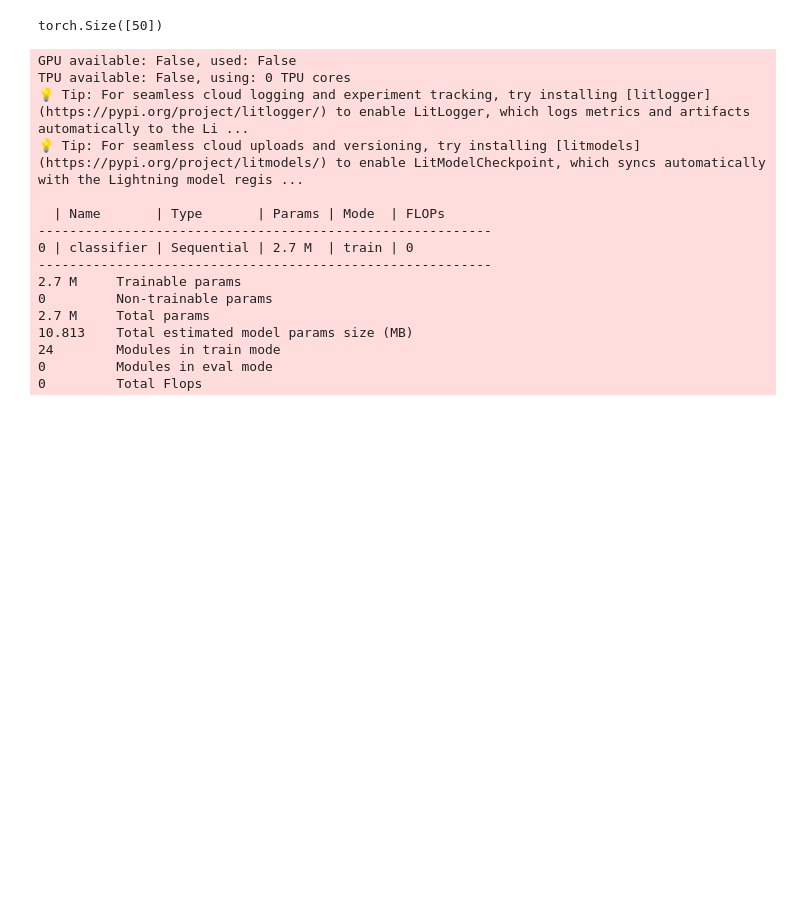
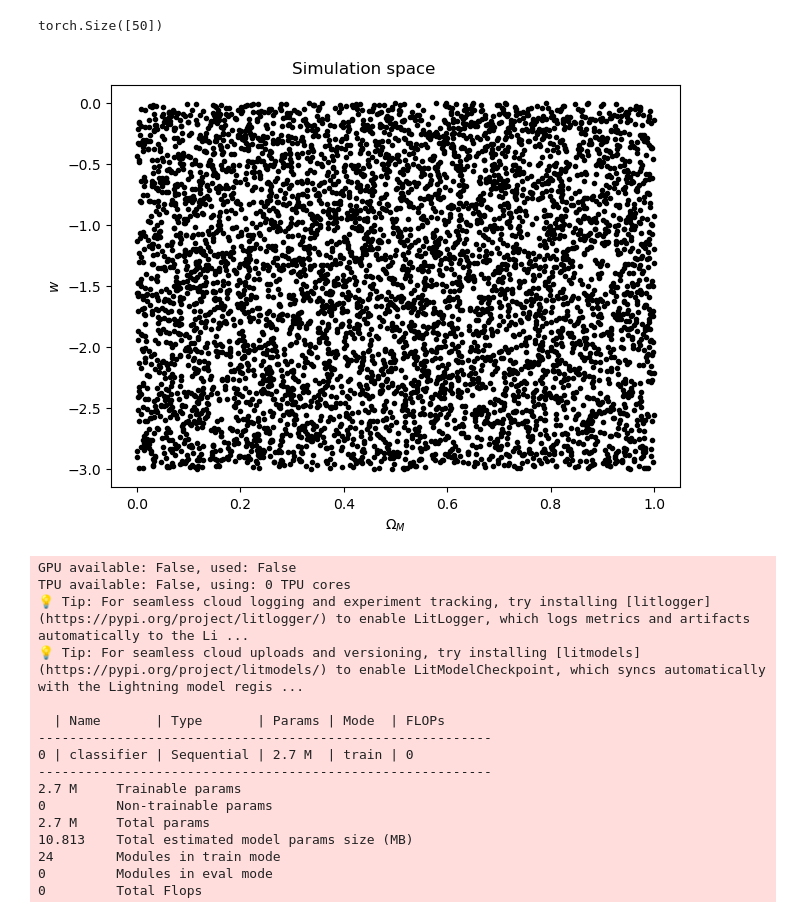
Before and after one commit to margherita-lera/SMC-ABC-for-Supernovae-Ia, a Jupyter notebook: nre_ifi.ipynb, the cells around one changed output. Cells and saved outputs as stored; diff of their text form; code cells hidden in the pictures; blank space fills up the shorter version.

```diff
--- a/nre_ifi.ipynb
+++ b/nre_ifi.ipynb
@@ -82,4 +82,51 @@ xarr.mean(dim=0).shape
 # %% [output]
 torch.Size([5, 50])
 torch.Size([50])
+# %%
+with open("/home/ubuntu/SNANA/nre/nreSims.pickle", 'rb') as pikel: sims = pickle.load(pikel)
+N = 5500  # select number of TRAINING sims
+N_val = 700
+N_lc = 73  # lc per sim (maximum possible over all sims)
+#get minimum lenght to have maxitems per omega/lambda couple.
+# lc_per_sim = []
+# for i in range(N):
+#     nlc = sims[i].get('zhd').shape[0]  # should be 73
+#     lc_per_sim.append(nlc)
+# N_lc = np.min(lc_per_sim)
+# print('miminum simulation per omega,w:', N_lc)
+
+
+# omega_list = np.empty(N)
+# w = np.empty(N)
+# training
+theta = np.empty((N, 2))
+mu = np.empty((N, N_lc))
+zhd = np.empty((N, N_lc))
+for i in range(N):
+    # omega_list[i] = train[i].get('omega')
+    # w[i] = train[i].get('w')
+    theta[i] = (sims[i].get('omega'), sims[i].get('w'))
+    mu[i] = sims[i].get('mu')[:N_lc]
+    zhd[i] = sims[i].get('zhd')[:N_lc]
+
+# validation
+theta_val = np.empty((N_val, 2))
+mu_val = np.empty((N_val, N_lc))
+zhd_val = np.empty((N_val, N_lc))
+for i, j in enumerate(range(N, N + N_val)):
+    # omega_list[i] = train[i].get('omega')
+    # w[i] = train[i].get('w')
+    theta_val[i] = (sims[j].get('omega'), sims[j].get('w'))
+    mu_val[i] = sims[j].get('mu')[:N_lc]
+    zhd_val[i] = sims[j].get('zhd')[:N_lc]
+
+fig, ax = plt.subplots(layout='constrained')
+fig.suptitle("Simulation space")
+
+ax.plot(theta[:, 0], theta[:, 1], '.k')
+ax.set_xlabel(r"$\Omega_M$")
+ax.set_ylabel(r"$w$")
+plt.show()
+# %% [output]
+[figure, added]
 # %%
```
Also changed, not shown: parts of 3 cells of this notebook, 1 other file.
